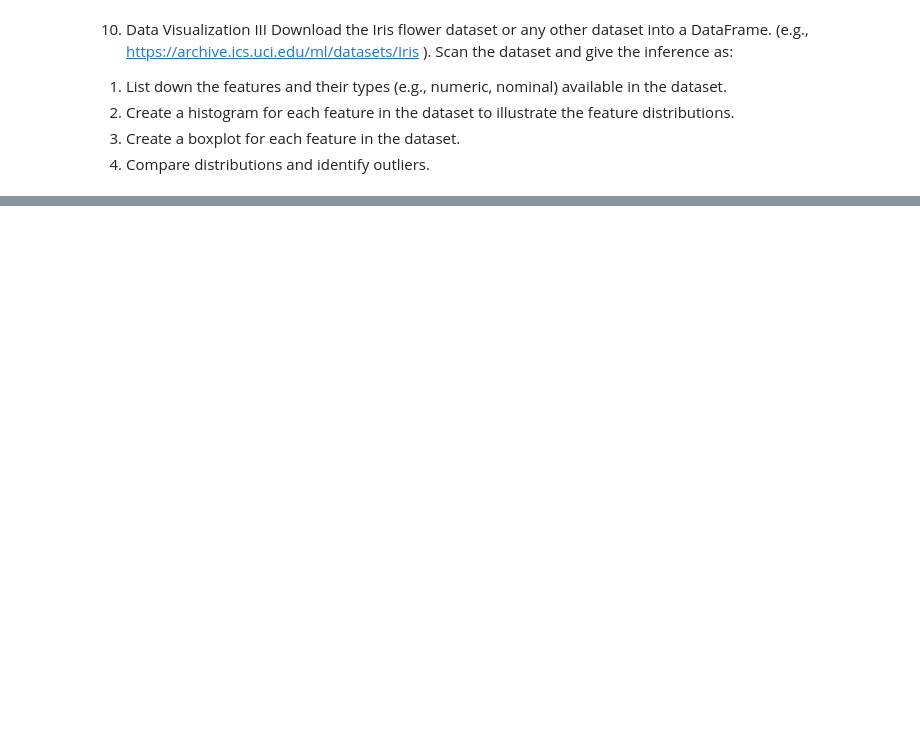
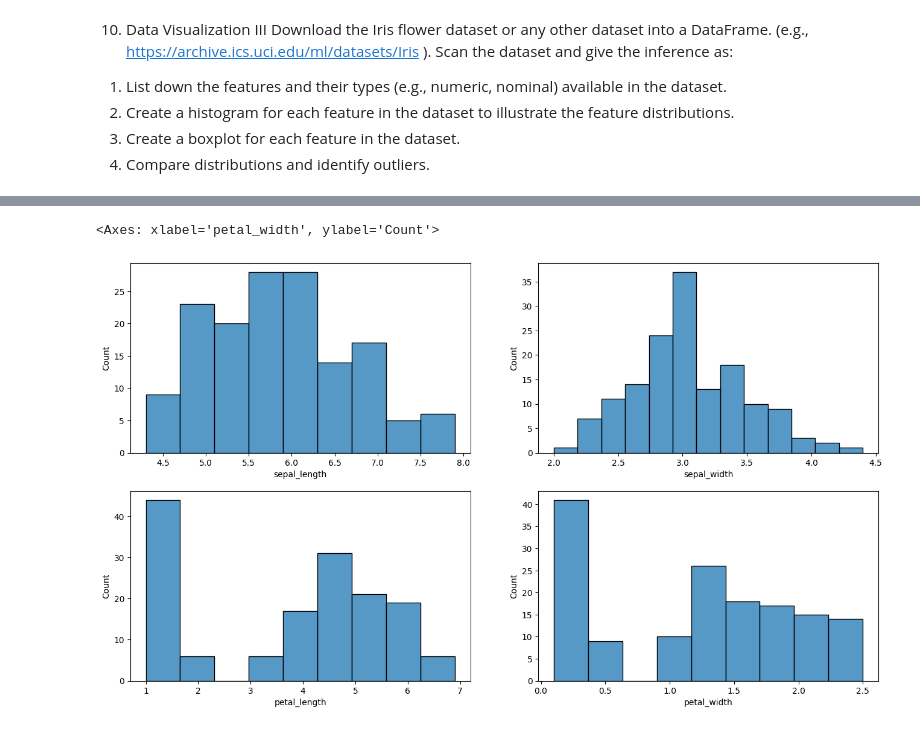
Before and after one commit to yogesh-bhandare/sppu-aids-practicals, a Jupyter notebook: SEM-6/DS/ass-10.ipynb, the cells around one changed output, grey strips where cells are left out. Cells and saved outputs as stored; diff of their text form; code cells hidden in the pictures; blank space fills up the shorter version.

```diff
--- a/SEM-6/DS/ass-10.ipynb
+++ b/SEM-6/DS/ass-10.ipynb
@@ -57,0 +9,5 @@ for feature in iris.feature_names:
+# %%
+import seaborn as sns
+import numpy as np
+
+df = sns.load_dataset('iris')
@@ -57,0 +60,11 @@ for feature in iris.feature_names:
+# %%
+import matplotlib.pyplot as mpl
+
+fig,axes = mpl.subplots(2,2,figsize=(16,9))
+sns.histplot(df['sepal_length'],ax = axes[0,0])
+sns.histplot(df['sepal_width'],ax = axes[0,1])
+sns.histplot(df['petal_length'],ax = axes[1,0])
+sns.histplot(df['petal_width'],ax = axes[1,1])
+# %% [output]
+<Axes: xlabel='petal_width', ylabel='Count'>
+[figure, added]
```
Also changed, not shown: parts of 18 cells of this notebook, 14 other files.
